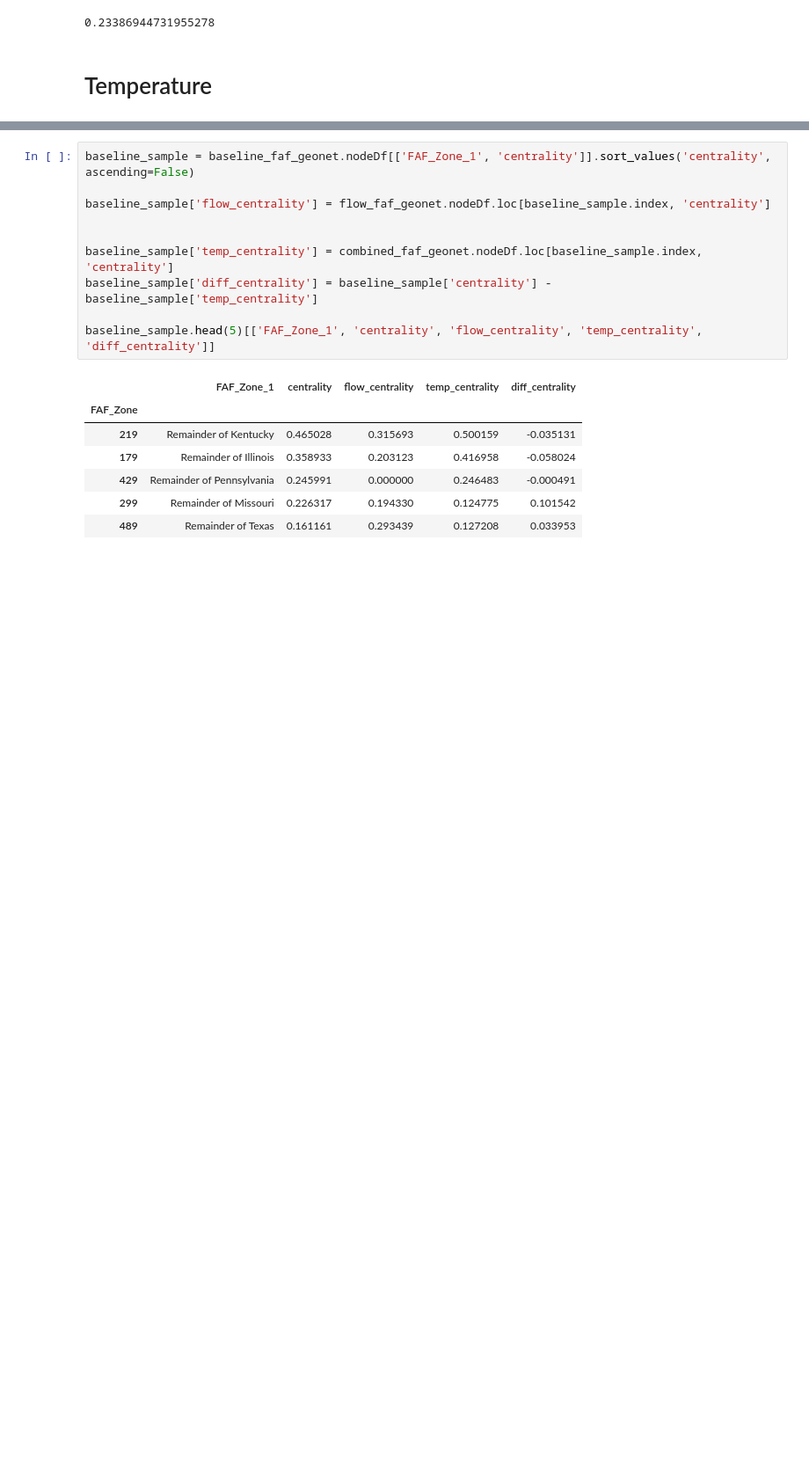
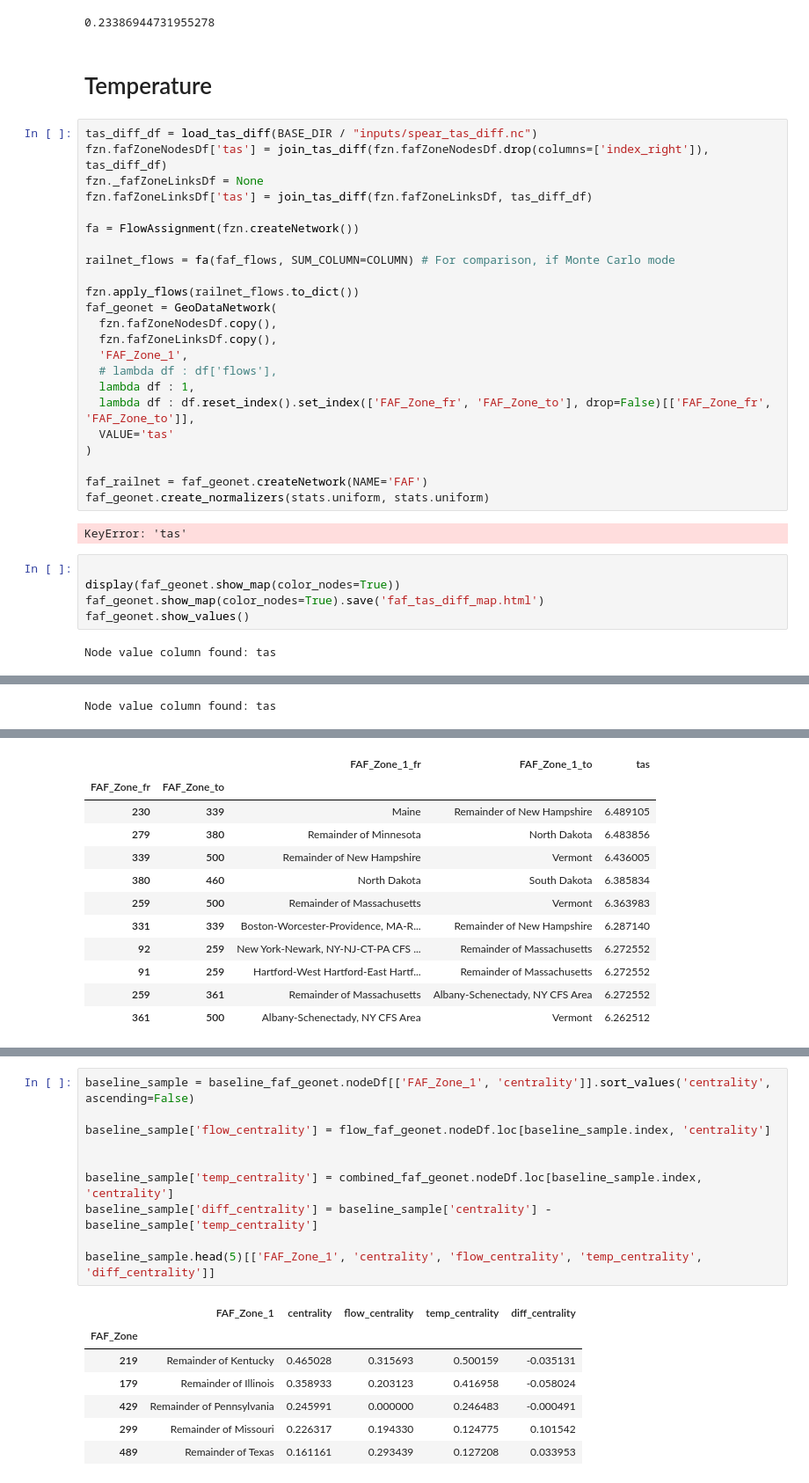
Before and after one commit to UMD-CTSM/network_flow_assignment, a Jupyter notebook: src/faf_sim.ipynb, the cells around one changed output, grey strips where cells are left out. Shown at 88% size. Cells and saved outputs as stored; diff of their text form; blank space fills up the shorter version.

```diff
--- a/src/faf_sim.ipynb
+++ b/src/faf_sim.ipynb
@@ -249,3 +300,35 @@ nx.global_efficiency(faf_railnet)
 0.23386944731955278
 # %% [markdown]
 # Temperature
+# %%
+tas_diff_df = load_tas_diff(BASE_DIR / "inputs/spear_tas_diff.nc")
+fzn.fafZoneNodesDf['tas'] = join_tas_diff(fzn.fafZoneNodesDf.drop(columns=['index_right']), tas_diff_df)
+fzn._fafZoneLinksDf = None
+fzn.fafZoneLinksDf['tas'] = join_tas_diff(fzn.fafZoneLinksDf, tas_diff_df)
+
+fa = FlowAssignment(fzn.createNetwork())
+
+railnet_flows = fa(faf_flows, SUM_COLUMN=COLUMN) # For comparison, if Monte Carlo mode
+
+fzn.apply_flows(railnet_flows.to_dict())
+faf_geonet = GeoDataNetwork(
+  fzn.fafZoneNodesDf.copy(),
+  fzn.fafZoneLinksDf.copy(),
+  'FAF_Zone_1',
+  # lambda df : df['flows'],
+  lambda df : 1,
+  lambda df : df.reset_index().set_index(['FAF_Zone_fr', 'FAF_Zone_to'], drop=False)[['FAF_Zone_fr', 'FAF_Zone_to']],
+  VALUE='tas'
+)
+
+faf_railnet = faf_geonet.createNetwork(NAME='FAF')
+faf_geonet.create_normalizers(stats.uniform, stats.uniform)
+# %% [output]
+KeyError: 'tas'
+# %%
+
+display(faf_geonet.show_map(color_nodes=True))
+faf_geonet.show_map(color_nodes=True).save('faf_tas_diff_map.html')
+faf_geonet.show_values()
+# %% [output]
+Node value column found: tas
@@ -251,0 +336 @@ nx.global_efficiency(faf_railnet)
+Node value column found: tas
@@ -252,3 +349,15 @@ nx.global_efficiency(faf_railnet)
+|  |  | FAF_Zone_1_fr | FAF_Zone_1_to | tas |
+| FAF_Zone_fr | FAF_Zone_to |  |  |  |
+| 230 | 339 | Maine | Remainder of New Hampshire | 6.489105 |
+| 279 | 380 | Remainder of Minnesota | North Dakota | 6.483856 |
+| 339 | 500 | Remainder of New Hampshire | Vermont | 6.436005 |
+| 380 | 460 | North Dakota | South Dakota | 6.385834 |
+| 259 | 500 | Remainder of Massachusetts | Vermont | 6.363983 |
+| 331 | 339 | Boston-Worcester-Providence, MA-R... | Remainder of New Hampshire | 6.287140 |
+| 92 | 259 | New York-Newark, NY-NJ-CT-PA CFS ... | Remainder of Massachusetts | 6.272552 |
+| 91 | 259 | Hartford-West Hartford-East Hartf... | Remainder of Massachusetts | 6.272552 |
+| 259 | 361 | Remainder of Massachusetts | Albany-Schenectady, NY CFS Area | 6.272552 |
+| 361 | 500 | Albany-Schenectady, NY CFS Area | Vermont | 6.262512 |
 # %%
 fzn = FafZoneNetwork(naRailNodesDf, naRailLinesDf, fafZonesDf).setInputDfColType()
 
```
Also changed, not shown: parts of 18 cells of this notebook, 22 other files.
